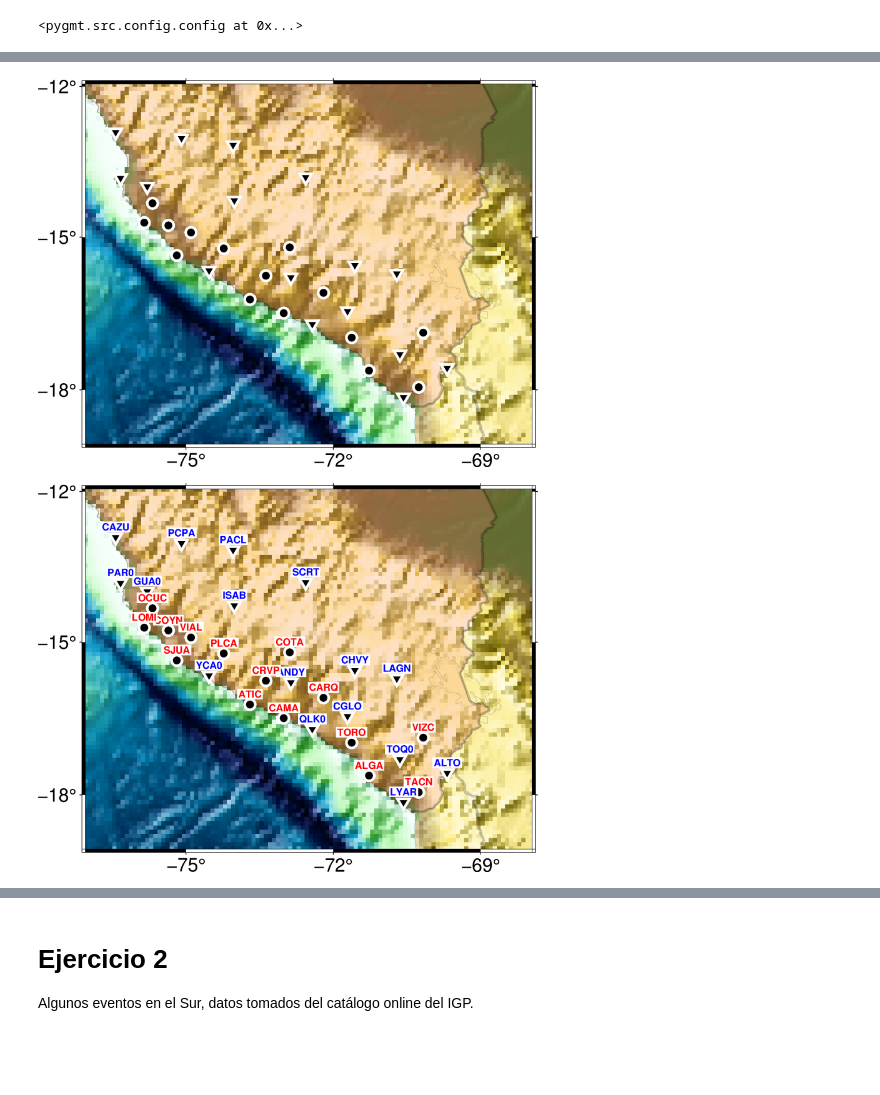
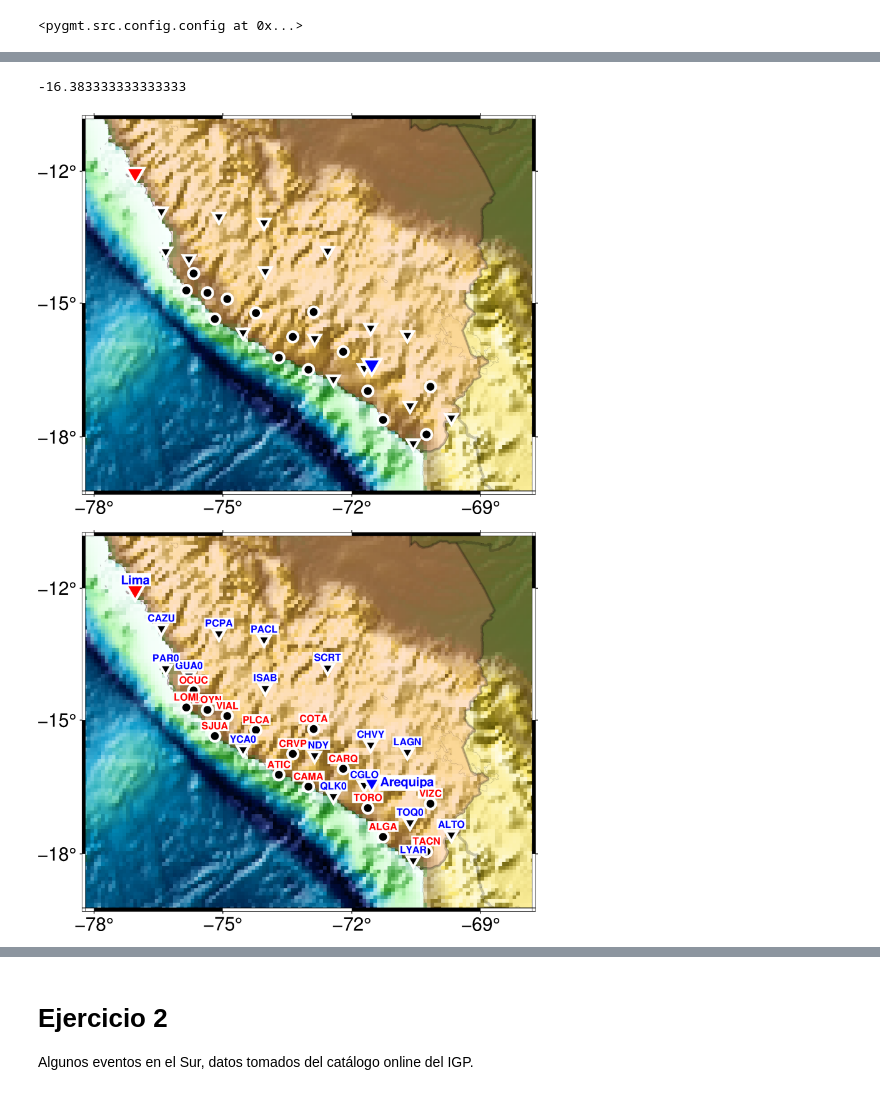
Before and after one commit to hugosanrocks/fmf_tuto_igp, a Jupyter notebook: Mapa_Peru/Tutorial_Mapa_Peru_IGP2022.ipynb, the cells around one changed output, grey strips where cells are left out. Cells and saved outputs as stored; diff of their text form; code cells hidden in the pictures; blank space fills up the shorter version.

```diff
--- a/Mapa_Peru/Tutorial_Mapa_Peru_IGP2022.ipynb
+++ b/Mapa_Peru/Tutorial_Mapa_Peru_IGP2022.ipynb
@@ -78,5 +78,13 @@ fig1.show()
 # %%
 # Cargar datos de longitud y latitud de dos diferentes redes
+are_lat = -16-23/60
+are_lon = -71-32/60
+
+lim_lat = -12.046374
+lim_lon = -77.042793
+
+lima = 'Lima'
+arequipa = 'Arequipa'
 
 # Red PE
 pe_stations_lat, pe_stations_lon = np.loadtxt('pe_stations.dat', dtype=float, delimiter=" ", usecols=(1, 2), unpack=True)
@@ -109,6 +117,10 @@ for line in lines:
     station_names_dt.append(line.split(' ')[0])
 # Número de estaciones de la red PE
 n_stations_dt = len(station_names_dt)
+# %%
+are_lat
+# %% [output]
+-16.383333333333333
 # %%
 # Graficar estaciones red PE
 fig1.plot(
@@ -124,6 +136,32 @@ fig1.plot(
     label='PE_Stations'
 )
 
+fig1.plot(
+    x=are_lon,
+    y=are_lat,
+    style='i0.6',  # i = inverted triangles
+    projection='M5i',
+    color='blue',
+    pen='2.0p,white',
+    #style='c0.005',
+    #color='violet',
+    #pen='0.001,black',
+    label='Arequipa'
+)
+
+fig1.plot(
+    x=lim_lon,
+    y=lim_lat,
+    style='i0.6',  # i = inverted triangles
+    projection='M5i',
+    color='red',
+    pen='2.0p,white',
+    #style='c0.005',
+    #color='violet',
+    #pen='0.001,black',
+    label='Lima'
+)
+
 # Graficar estaciones red DT
 fig1.plot(
     x=dt_stations_lon,
@@ -138,31 +176,50 @@ fig1.plot(
 )
 fig1.show()
 # %% [output]
-[figure, old version]
+[figure, new version]
 # %%
 # Imprimir nombre de las estaciones red PE
 for i in range(n_stations_pe):
     fig1.text(
         x=pe_stations_lon[i],
         y=pe_stations_lat[i],
         text=station_names_pe[i],
         offset="0/0.3",
         font="8p,Helvetica-Bold,blue",
         fill="white"
     )
 
+
+fig1.text(
+    x=lim_lon,
+    y=lim_lat,
+    text=lima,
+    offset="0/0.3",
+    font="10p,Helvetica-Bold,blue",
+    fill="white"
+)
+
+fig1.text(
+    x=are_lon,
+    y=are_lat,
+    text=arequipa,
+    offset="1/0",
+    font="10p,Helvetica-Bold,blue",
+    fill="white"
+)
+
 # Imprimir nombre de las estaciones red DT
 for i in range(n_stations_dt):
     fig1.text(
         x=dt_stations_lon[i],
         y=dt_stations_lat[i],
         text=station_names_dt[i],
         offset="0/0.3",
         font="8p,Helvetica-Bold,red",
         fill="white"
     )
 fig1.show()
 # %% [output]
-[figure, old version]
+[figure, new version]
 # %%
 # Graficar localización de eventos sísmicos
```
Also changed, not shown: parts of 6 cells of this notebook, 1 other file.
